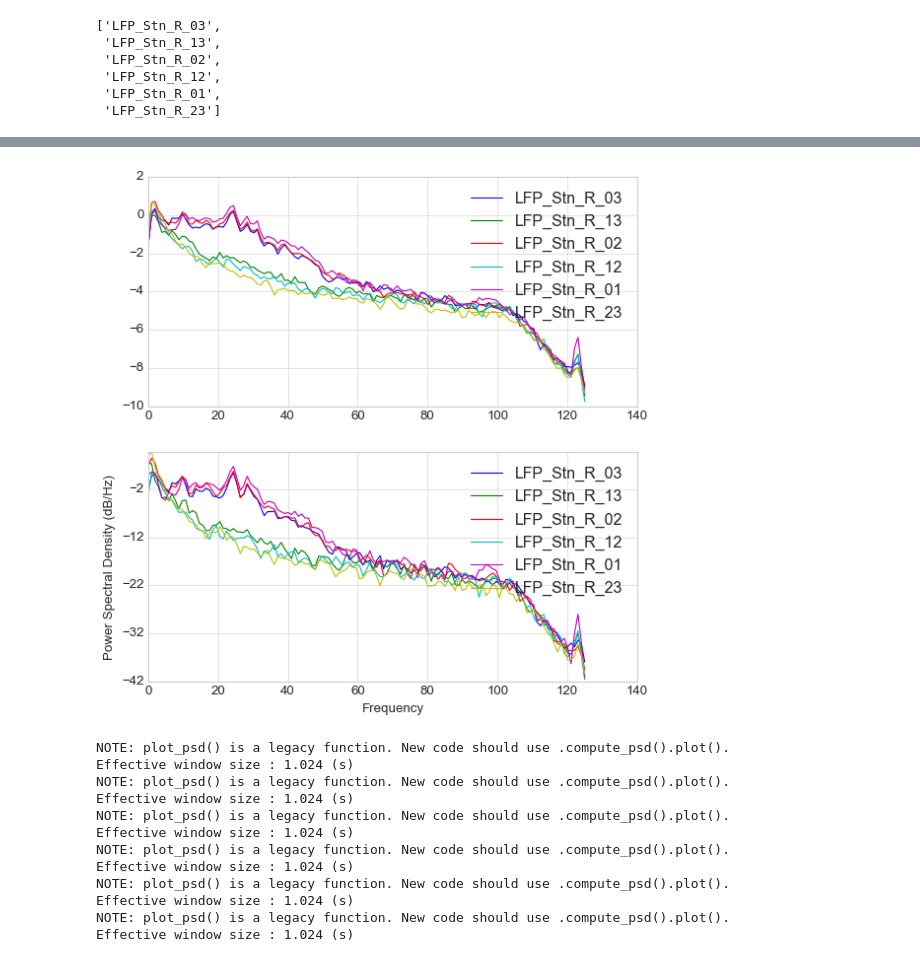
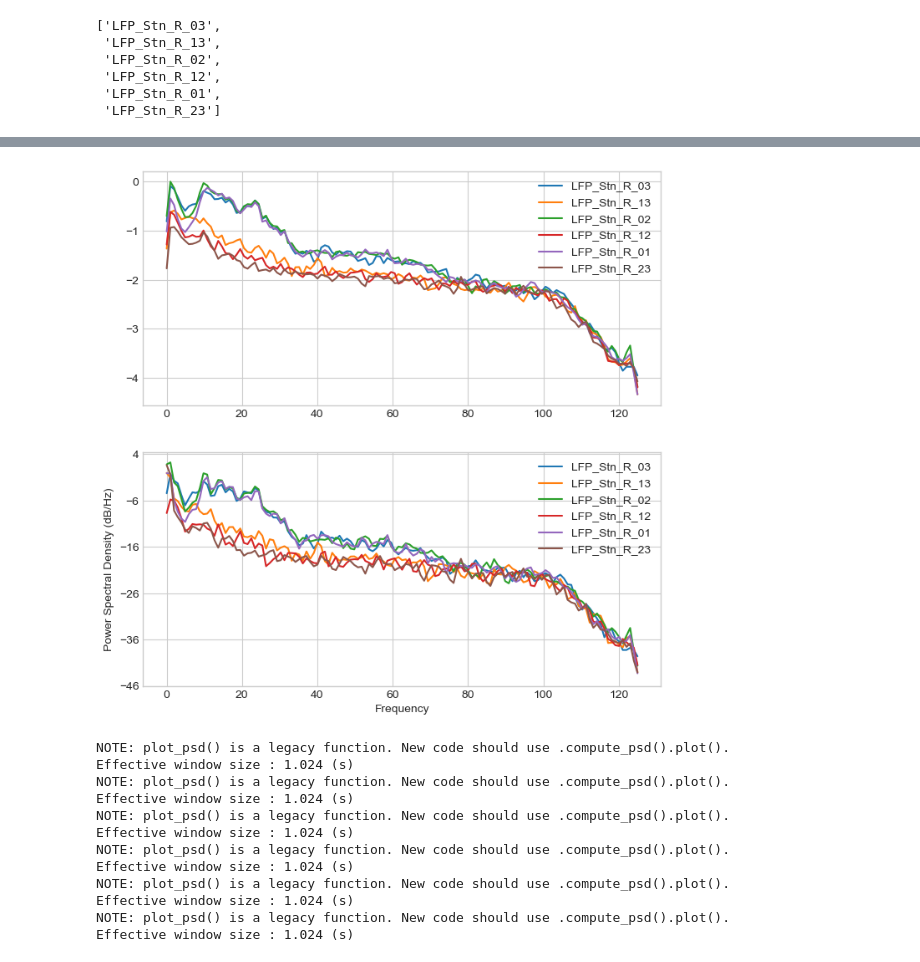
Before and after one commit to jgvhabets/PyPerceive, a Jupyter notebook: code/notebooks/percept_tf_analysis.ipynb, the cells around one changed output, grey strips where cells are left out. Saved outputs shown, nothing was run; the diff lists cells and outputs as text; code cells hidden in the pictures.

```diff
--- a/code/notebooks/percept_tf_analysis.ipynb
+++ b/code/notebooks/percept_tf_analysis.ipynb
@@ -284,7 +305,7 @@ The data object has:
 sub024 = mainclass.PerceiveData(
     sub = "024",
     incl_modalities=["survey"],
-    incl_session = ["postop", "fu3m", "fu12m"],
+    incl_session = ["postop", "fu3m", "fu12m", "fu18m"],
     incl_condition =["m0s0"],
     incl_task = ["rest"]
     )
@@ -375,7 +392,7 @@ Docstring:   Preprocessing with artifact detection, SSP, and ICA.
 # you can import submodules directly
 # e.g. from mne.preprocessing import eog
 # %%
-raw = sub024.survey.fu3m.m0s0.rest.data['RestBSSuRingR']
+raw = sub024.survey.postop.m0s0.rest.data['RestBSSuRingR']
 # %%
 raw.info.keys()
 # %% [output]
@@ -458,3 +475,6 @@ data["RestBSSuRingR"].ch_names
  'LFP_Stn_R_12',
  'LFP_Stn_R_01',
  'LFP_Stn_R_23']
+# %%
+data = sub024.survey.fu3m.m0s0.rest.data
+data
@@ -461,17 +542,21 @@ data["RestBSSuRingR"].ch_names
 # %%
 
-time_points = ['postop', 'fu3m', 'fu12m']
-task_contact = 'RestBSSuRingR'
+time_points = ['postop', 'fu3m', 'fu12m', 'fu18m']
+task_contact = ['RestBSSuRingR', 'RestBSSuSegmInterR']
 
 # create grid for plots:
 # fig = plt.figure() -> figure is an instance of a single container containing all objects representing axes, graphics, text and labels
 # axes = plt.axes() -> axes is a box which will contain the plot
-fig, axes = plt.subplots(len(data[task_contact].ch_names), 1, figsize=(20, 20)) # rows as many as channels, 1 column
+
+
+fig, axes = plt.subplots(len(data[task_contact[0]].ch_names), 1, figsize=(20, 20)) # rows as many as channels, 1 column
+fig.tight_layout(pad=5.0)
 
 
 for t, tp in enumerate(time_points):
+
     temp_data = getattr(sub024.survey, tp) # gets attribute e.g. of tp "postop" from modality_class with modality set to survey
-    temp_data = temp_data.m0s0.rest.data[task_contact] # gets the mne loaded data from the perceive .mat BSSu, m0s0 file with task "RestBSSuRingR"
+    temp_data = temp_data.m0s0.rest.data[task_contact[0]] # gets the mne loaded data from the perceive .mat BSSu, m0s0 file with task "RestBSSuRingR"
 
     # sample frequency: 250 Hz
     fs = temp_data.info['sfreq']
@@ -479,21 +564,24 @@ for t, tp in enumerate(time_points):
     # channel names
     ch_names = temp_data.info.ch_names
 
-
+    # make a plot for each channel of each timepoint
     for i, ch in enumerate(ch_names):
 
+        # create a signal using welch'method
         # .get_data() gets time series data as an array, [i, :] only gets the row with index i, e.g. index=0 gives time series data of 1st channel "LFP_Stn_R_03"
         f, px = signal.welch(temp_data.get_data()[i, :], fs)  # Returns: f=array of sample frequencies, px= psd or power spectrum of x (amplitude)
 
-        # the title of each plot is set to the channel e.g. "LFP_Stn_R_03"
-        axes[i].set_title(ch)
+        # axes in row number of channel index, all in same column 1
+        axes[i].set_title(ch) # the title of each plot is set to the channel e.g. "LFP_Stn_R_03"
         axes[i].plot(f, px, label=tp)
+        # axes[i].psd(temp_data.get_data()[i, :], Fs=fs, label=tp,)
 
 for ax in axes:
     ax.legend() # shows legend for each axes[t]
-    ax.set(xlabel="Frequency", ylabel="log10 Power")
-    # ax.set(xlim=(10, 40), ylim=(-10, 4), xlabel="Frequency", ylabel="log10 Power")
+    ax.set(xlim= (-5, 100), xlabel="Frequency", ylabel="Power") #xlim=(0, 60), ylim=(0, 10)
     # ax.axis([10, 40, -10, 4]) # [xmin, xmax, ymin, ymax]
+
+
 
 
 plt.show()
@@ -554,31 +649,40 @@ fig.savefig(f'sub{sub}_plotPsdBSSu_m0s0.png')
 # %%
 # plot Power Spectra with matplotlib function
 
 # plot info
 fs = raw.info['sfreq']
 
 
 fig, axes = plt.subplots(2, 1, figsize=(8, 8))
 
 for i, ch in enumerate(raw.info.ch_names):
 
-    f, px = signal.welch(raw.get_data()[i, :], fs)
+    # transfer the signal into frequency domain using Welch´s method
+    f, px = signal.welch(raw.get_data()[i, :], fs, scaling='density',) # estimated power spectral density by averaging periodograms of overlapping windows
+    # 256 instead of fs??
+    # spectrum unit:  V**2
+    # density unit: V**2/Hz
+    # default Hann window with an overlap of 50%
 
-    axes[0].plot(f, np.log(px), label=ch)
+
+    # plotting without built-in function
+    axes[0].plot(f, np.log10(px), label=ch)
 
 
     # built-in matplotlib function (power in dB)
     axes[1].psd(
         raw.get_data()[i, :], Fs=fs,
         label=ch,
     )
+    # using Welch´s method
+    # power is plotted as 10 log10(Pxx), but Pxx itself is returned
 
 axes[0].legend()
 axes[1].legend()
 
 plt.show()
 # %% [output]
-[figure, old version]
+[figure, new version]
 # %%
 # mne built-in methods
 for ch in raw.info.ch_names:
```
Also changed, not shown: parts of 9 cells of this notebook, 1 other file.
